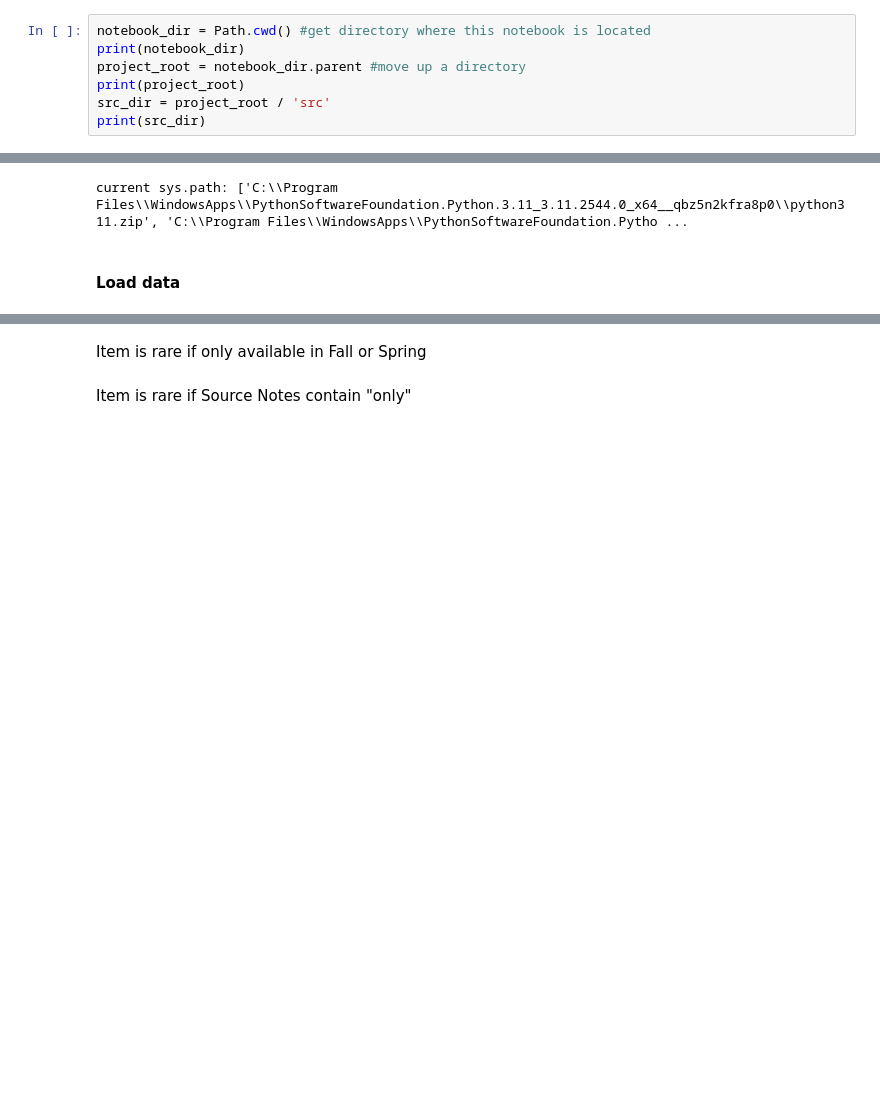
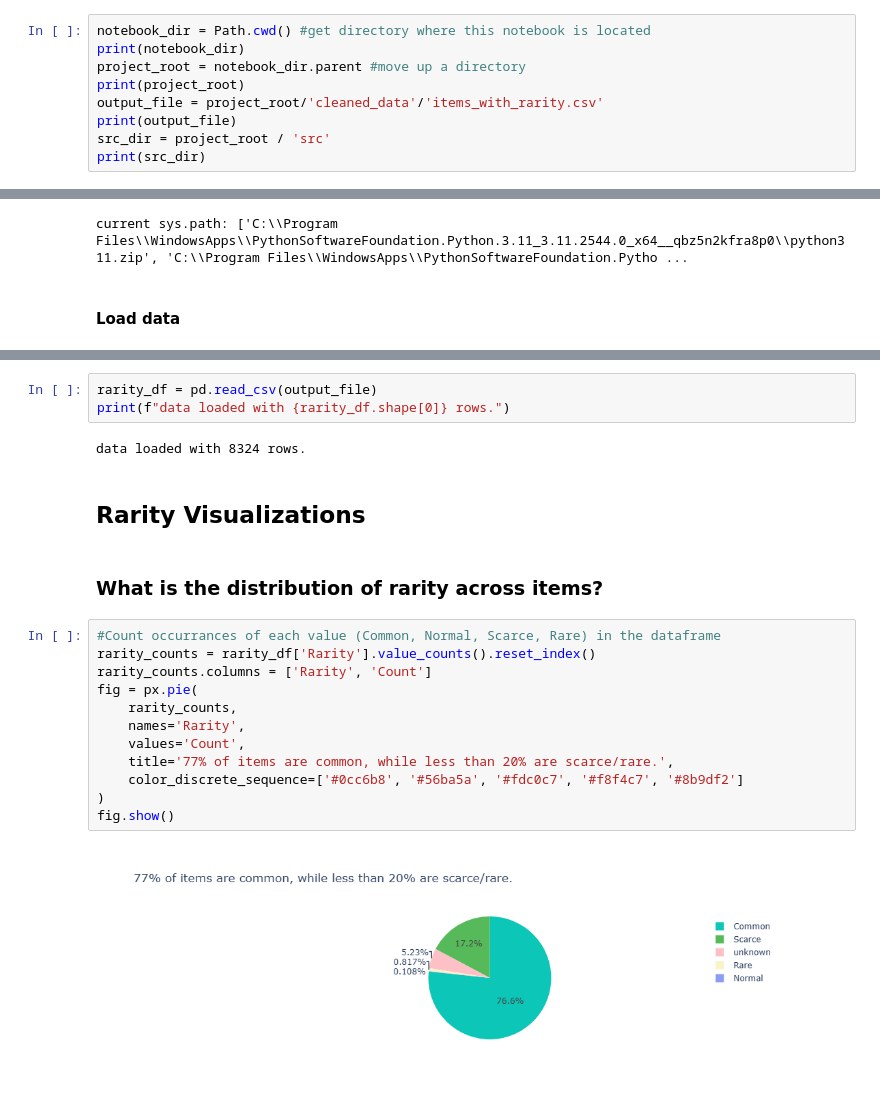
Before and after one commit to Darcicat/ACNH-Aesthetic-Rarity-Guide, a Jupyter notebook: notebooks/rarity_analysis.ipynb, the cells around one changed output, grey strips where cells are left out. Cells and saved outputs as stored; diff of their text form; blank space fills up the shorter version.

```diff
--- a/notebooks/rarity_analysis.ipynb
+++ b/notebooks/rarity_analysis.ipynb
@@ -18,6 +14,8 @@ notebook_dir = Path.cwd() #get directory where this notebook is located
 print(notebook_dir)
 project_root = notebook_dir.parent #move up a directory
 print(project_root)
+output_file = project_root/'cleaned_data'/'items_with_rarity.csv'
+print(output_file)
 src_dir = project_root / 'src'
 print(src_dir)
 # %% [output]
@@ -239,4 +34,23 @@ Item is rare if Catalog = Not for sale
-# %% [markdown]
-Item is rare if only available in Fall or Spring
-# %% [markdown]
-Item is rare if Source Notes contain "only"
+# %%
+rarity_df = pd.read_csv(output_file)
+print(f"data loaded with {rarity_df.shape[0]} rows.")
+# %% [output]
+data loaded with 8324 rows.
+# %% [markdown]
+<h2>Rarity Visualizations</h2>
+# %% [markdown]
+<h3>What is the distribution of rarity across items?</h3>
+# %%
+#Count occurrances of each value (Common, Normal, Scarce, Rare) in the dataframe
+rarity_counts = rarity_df['Rarity'].value_counts().reset_index()
+rarity_counts.columns = ['Rarity', 'Count']
+fig = px.pie(
+    rarity_counts,
+    names='Rarity',
+    values='Count',
+    title='77% of items are common, while less than 20% are scarce/rare.',
+    color_discrete_sequence=['#0cc6b8', '#56ba5a', '#fdc0c7', '#f8f4c7', '#8b9df2']
+)
+fig.show()
+# %% [output]
+[figure, added]
```
Also changed, not shown: parts of 34 cells of this notebook, 11 other files.
